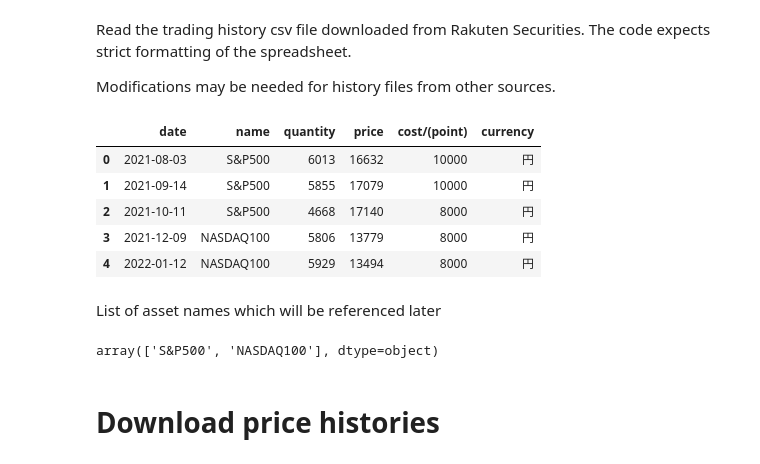
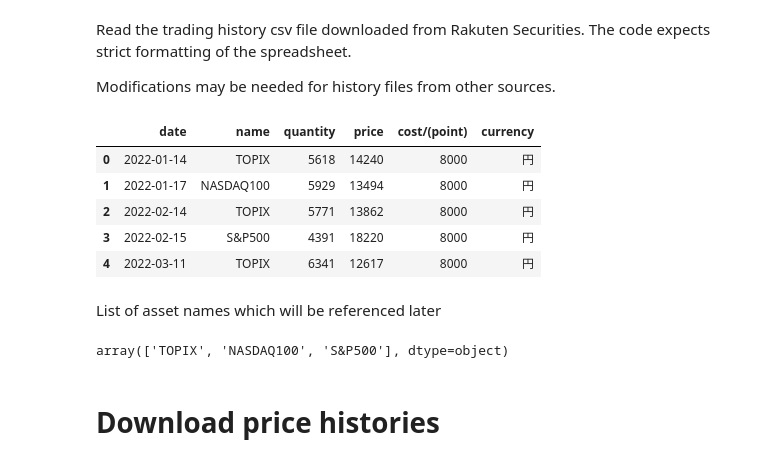
Before and after one commit to theinlinaung2010/portfolio-analysis-rakuten-sec, a Jupyter notebook: evaluation.ipynb, the cells around one changed output. Drawn from its saved outputs; the diff is of its cells as text; code cells hidden in the pictures.

Commit message:
update sample history file

```diff
--- a/evaluation.ipynb
+++ b/evaluation.ipynb
@@ -20,47 +20,47 @@ Read the trading history csv file downloaded from Rakuten Securities. The code e
 
 Modifications may be needed for history files from other sources.
 # %%
-fname = 'tradehistory(INVST)_20220731.csv'
+fname = 'sample tradehistory (INVST).csv'
 
 # the csv file follows a strict format and uses Shift JIS encoding
 df_trades = pd.read_csv(fname, parse_dates=True, thousands=',', encoding='Shift JIS')
 
 # drop unecessary columns from dataframe and replace Japanese headers with English ones cuz why not
-df_trades.drop(['受渡日','分配金','口座','取引','買付方法','経費','為替レート','受付金額[現地通貨]'], axis=1, inplace=True)
-df_trades.rename(columns={'約定日':'date',
+df_trades.drop(['約定日','分配金','口座','取引','買付方法','経費','為替レート','受付金額[現地通貨]'], axis=1, inplace=True)
+df_trades.rename(columns={'受渡日':'date',
                           'ファンド名':'name',
                           '数量［口］':'quantity',
                           '単価':'price',
                           '受渡金額/(ポイント利用)[円]':'cost/(point)',
                           '決済通貨':'currency'},
                           inplace=True)
 
 df_trades['date'] = pd.to_datetime(df_trades['date'])
 
 # replace asset names with simpler handles
 replace_titles = {'eMAXIS Slim 国内株式(TOPIX)':'TOPIX',
                   'eMAXIS Slim 国内リートインデックス':'Domestic Reit',
                   'eMAXIS Slim 先進国債券インデックス':'Advanced government bond',
                   'eMAXIS Slim 全世界株式(除く日本)':'Global equities (excluding Japan)',
                   'eMAXIS Slim 米国株式(S&P500)':'S&P500',
                   'eMAXIS NASDAQ100インデックス':'NASDAQ100'}
 
 df_trades.replace(replace_titles,inplace=True)
 df_trades.head()
 # %% [output]
 |  | date | name | quantity | price | cost/(point) | currency |
-| 0 | 2021-08-03 | S&P500 | 6013 | 16632 | 10000 | 円 |
-| 1 | 2021-09-14 | S&P500 | 5855 | 17079 | 10000 | 円 |
-| 2 | 2021-10-11 | S&P500 | 4668 | 17140 | 8000 | 円 |
-| 3 | 2021-12-09 | NASDAQ100 | 5806 | 13779 | 8000 | 円 |
-| 4 | 2022-01-12 | NASDAQ100 | 5929 | 13494 | 8000 | 円 |
+| 0 | 2022-01-14 | TOPIX | 5618 | 14240 | 8000 | 円 |
+| 1 | 2022-01-17 | NASDAQ100 | 5929 | 13494 | 8000 | 円 |
+| 2 | 2022-02-14 | TOPIX | 5771 | 13862 | 8000 | 円 |
+| 3 | 2022-02-15 | S&P500 | 4391 | 18220 | 8000 | 円 |
+| 4 | 2022-03-11 | TOPIX | 6341 | 12617 | 8000 | 円 |
 # %% [markdown]
 List of asset names which will be referenced later
 # %%
 assets = df_trades['name'].unique()
 assets
 # %% [output]
-array(['S&P500', 'NASDAQ100'], dtype=object)
+array(['TOPIX', 'NASDAQ100', 'S&P500'], dtype=object)
 # %% [markdown]
 # Download price histories
 # %% [markdown]
```
Also changed, not shown: parts of 2 cells of this notebook, 9 other files.
